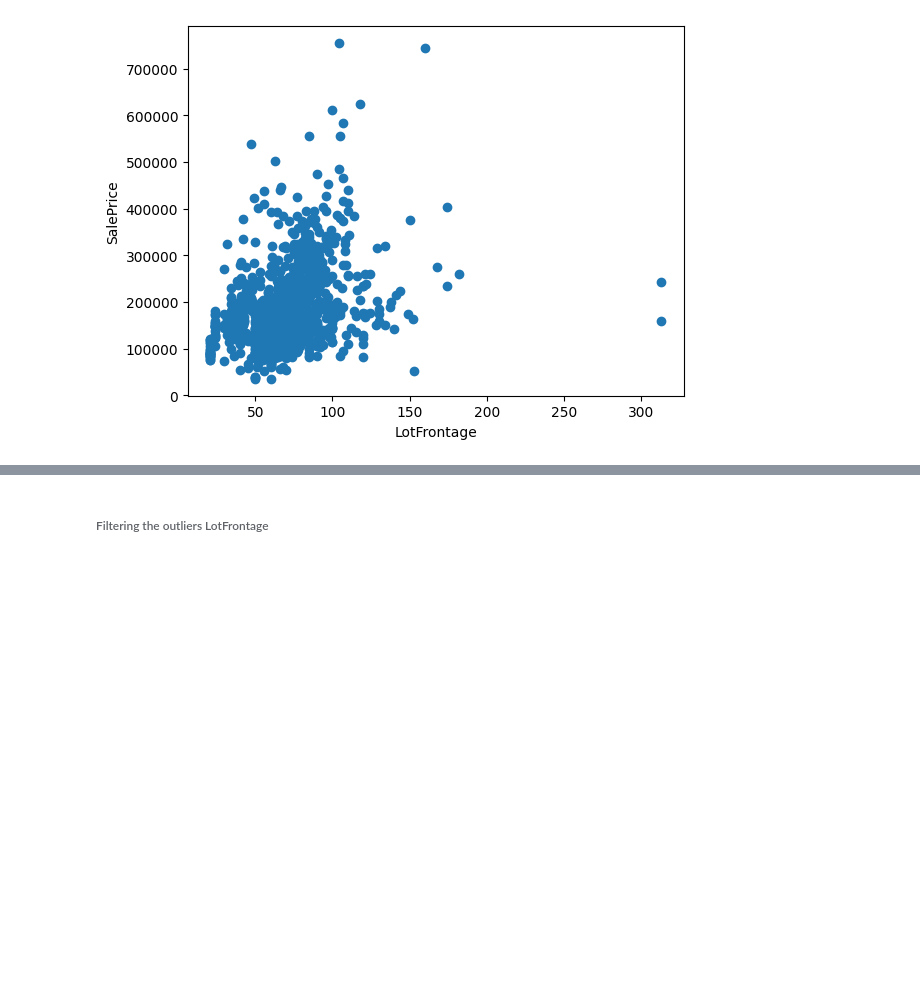
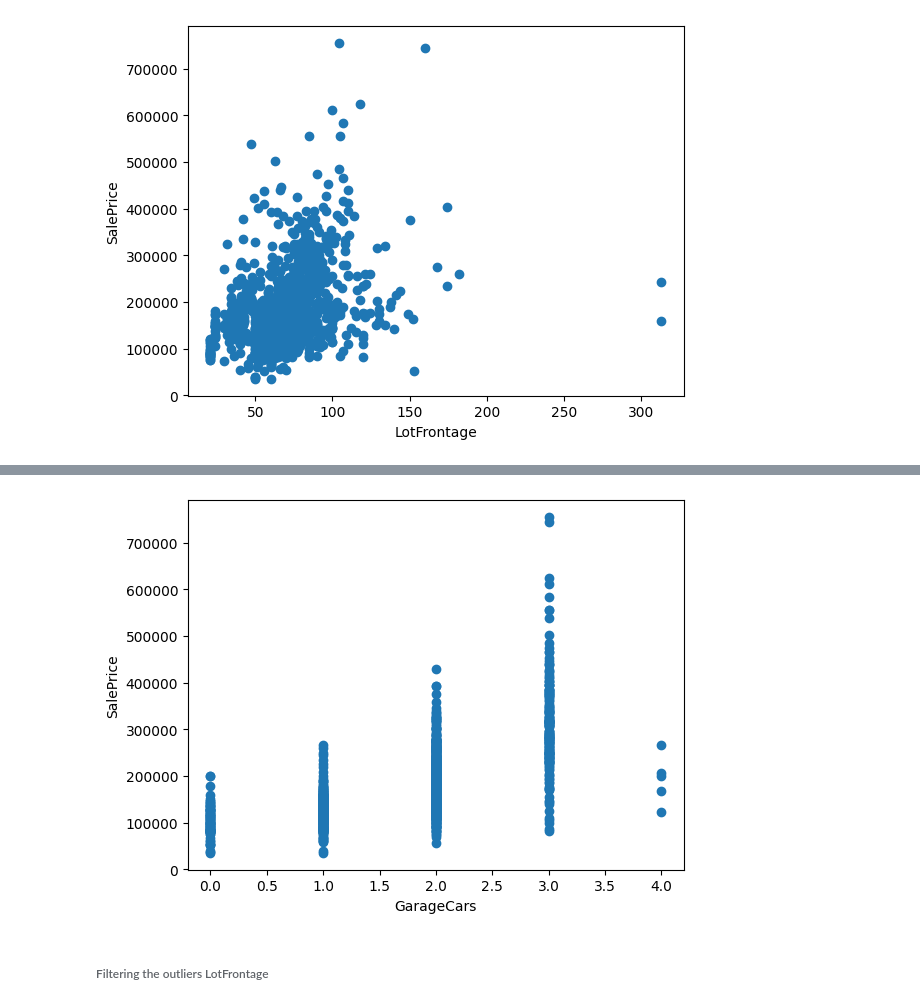
Before and after one commit to felipedds/kaggle, a Jupyter notebook: house-prices-advanced-regression-techniques/data analysis.ipynb, the cells around one changed output, grey strips where cells are left out. Saved outputs shown, nothing was run; the diff lists cells and outputs as text; code cells hidden in the pictures; blank space fills up the shorter version.

```diff
--- a/house-prices-advanced-regression-techniques/data analysis.ipynb
+++ b/house-prices-advanced-regression-techniques/data analysis.ipynb
@@ -55,3 +73,10 @@ plt.show()
+# %%
+plt.scatter(x=df_train["GarageCars"], y=df_train["SalePrice"])
+plt.xlabel("GarageCars")
+plt.ylabel("SalePrice")
+plt.show()
+# %% [output]
+[figure, added]
 # %% [markdown]
 ###### Filtering the outliers LotFrontage
 # %%
```
Also changed, not shown: parts of 12 cells of this notebook, 1 other file.
